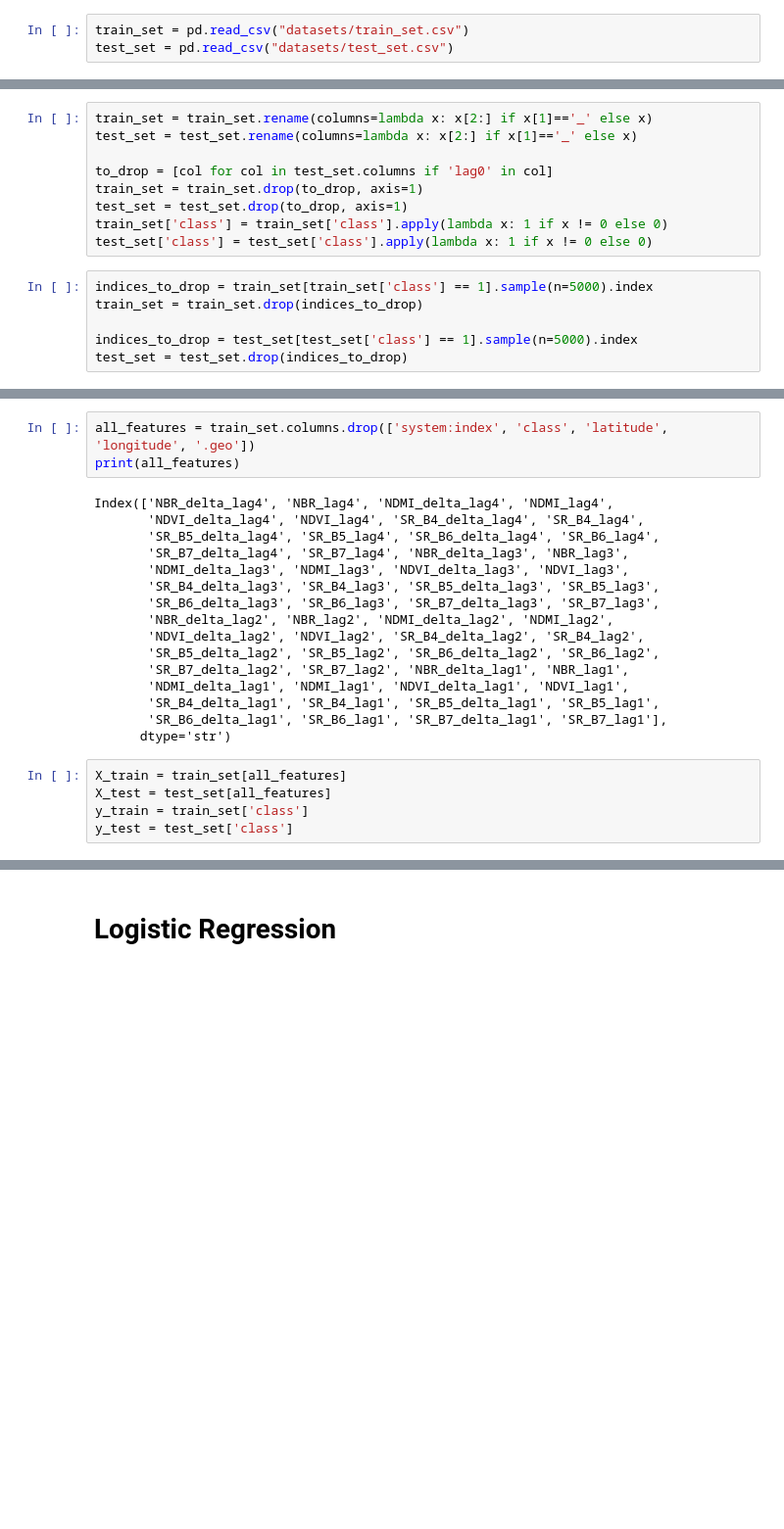
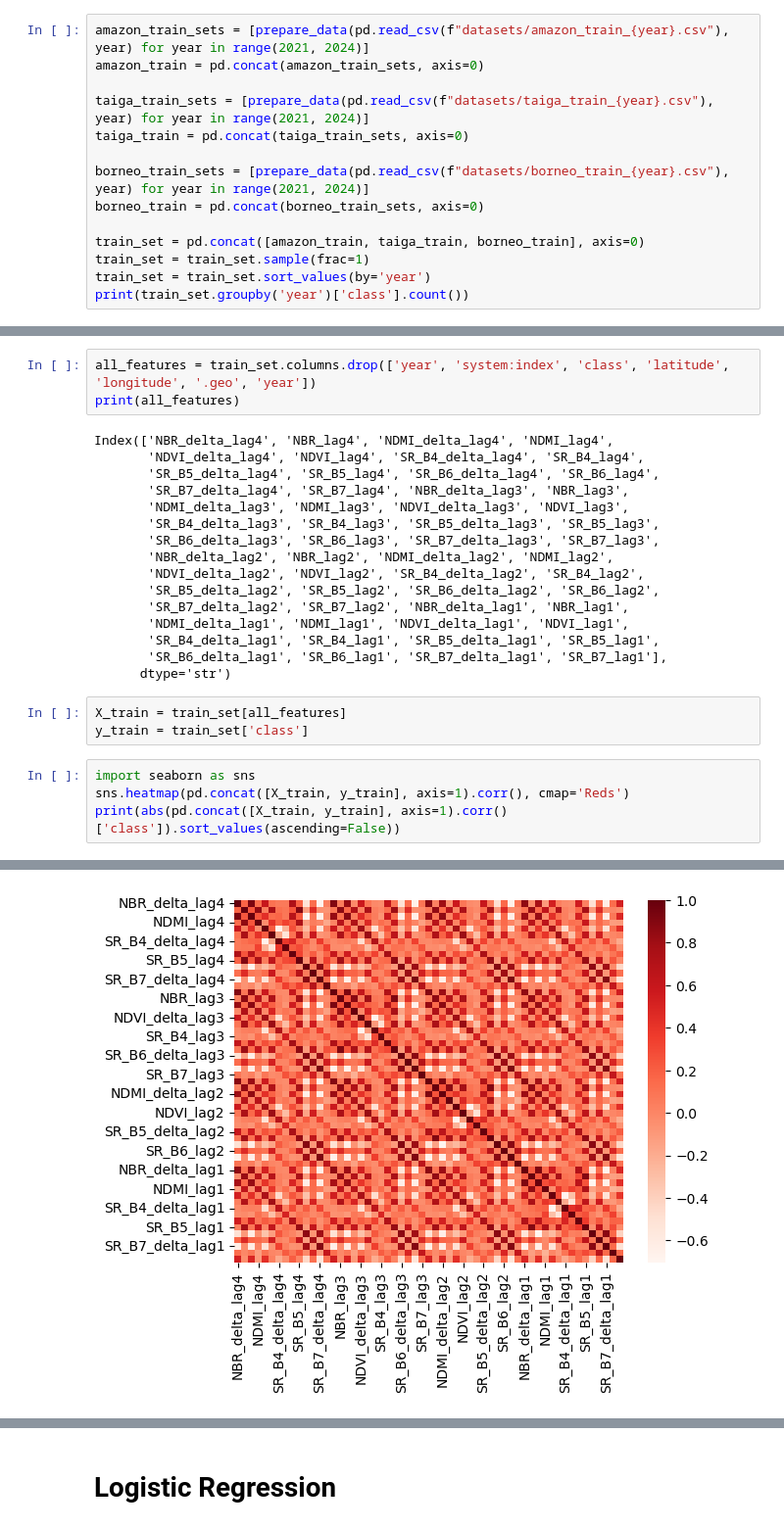
Before and after one commit to chankingsleykt/ForestWatch, a Jupyter notebook: classical_ml.ipynb, the cells around one changed output, grey strips where cells are left out. Shown at 98% size. Saved outputs shown, nothing was run; the diff lists cells and outputs as text; blank space fills up the shorter version.

Commit message:
gathered more useful data and strictly split training and testing by years to improve generalization

```diff
--- a/classical_ml.ipynb
+++ b/classical_ml.ipynb
@@ -8,3 +14,14 @@ import numpy as np
 # %%
-train_set = pd.read_csv("datasets/train_set.csv")
-test_set = pd.read_csv("datasets/test_set.csv")
+amazon_train_sets = [prepare_data(pd.read_csv(f"datasets/amazon_train_{year}.csv"), year) for year in range(2021, 2024)]
+amazon_train = pd.concat(amazon_train_sets, axis=0)
+
+taiga_train_sets = [prepare_data(pd.read_csv(f"datasets/taiga_train_{year}.csv"), year) for year in range(2021, 2024)]
+taiga_train = pd.concat(taiga_train_sets, axis=0)
+
+borneo_train_sets = [prepare_data(pd.read_csv(f"datasets/borneo_train_{year}.csv"), year) for year in range(2021, 2024)]
+borneo_train = pd.concat(borneo_train_sets, axis=0)
+
+train_set = pd.concat([amazon_train, taiga_train, borneo_train], axis=0)
+train_set = train_set.sample(frac=1)
+train_set = train_set.sort_values(by='year')
+print(train_set.groupby('year')['class'].count())
@@ -11,15 +33,0 @@ test_set = pd.read_csv("datasets/test_set.csv")
-# %%
-train_set = train_set.rename(columns=lambda x: x[2:] if x[1]=='_' else x)
-test_set = test_set.rename(columns=lambda x: x[2:] if x[1]=='_' else x)
-
-to_drop = [col for col in test_set.columns if 'lag0' in col]
-train_set = train_set.drop(to_drop, axis=1)
-test_set = test_set.drop(to_drop, axis=1)
-train_set['class'] = train_set['class'].apply(lambda x: 1 if x != 0 else 0)
-test_set['class'] = test_set['class'].apply(lambda x: 1 if x != 0 else 0)
-# %%
-indices_to_drop = train_set[train_set['class'] == 1].sample(n=5000).index
-train_set = train_set.drop(indices_to_drop)
-
-indices_to_drop = test_set[test_set['class'] == 1].sample(n=5000).index
-test_set = test_set.drop(indices_to_drop)
@@ -49,7 +34,7 @@ Name: class, dtype: float64
 # %% [markdown]
 # Feature Selection
 # %%
-all_features = train_set.columns.drop(['system:index', 'class', 'latitude', 'longitude', '.geo'])
+all_features = train_set.columns.drop(['year', 'system:index', 'class', 'latitude', 'longitude', '.geo', 'year'])
 print(all_features)
 # %% [output]
 Index(['NBR_delta_lag4', 'NBR_lag4', 'NDMI_delta_lag4', 'NDMI_lag4',
@@ -69,6 +54,9 @@ Index(['NBR_delta_lag4', 'NBR_lag4', 'NDMI_delta_lag4', 'NDMI_lag4',
       dtype='str')
 # %%
 X_train = train_set[all_features]
-X_test = test_set[all_features]
 y_train = train_set['class']
-y_test = test_set['class']
+# %%
+import seaborn as sns
+sns.heatmap(pd.concat([X_train, y_train], axis=1).corr(), cmap='Reds')
+print(abs(pd.concat([X_train, y_train], axis=1).corr()['class']).sort_values(ascending=False))
+# %% [output]
@@ -74,0 +80 @@ y_test = test_set['class']
+[figure, added]
```
Also changed, not shown: parts of 13 cells of this notebook, 14 other files.
